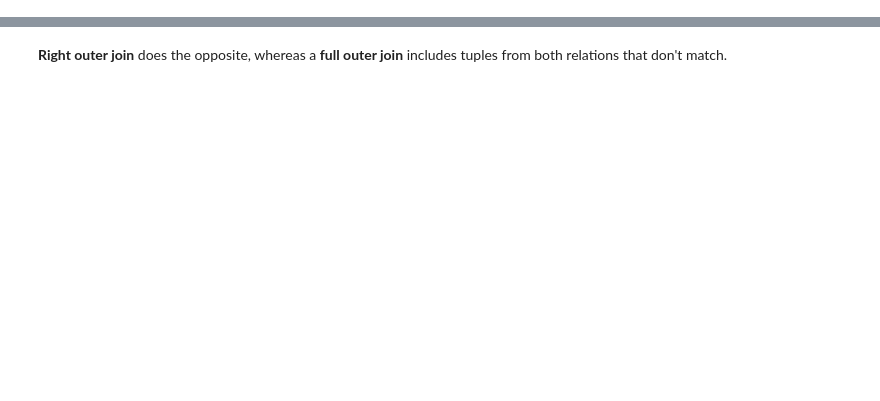
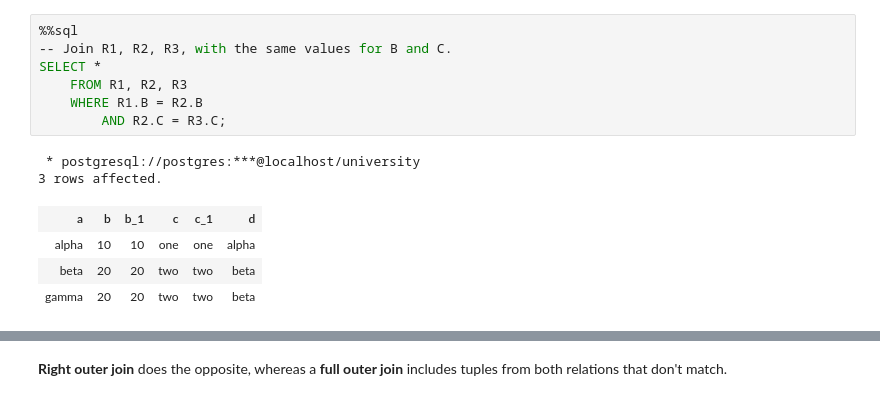
Before and after one commit to gpsaggese/umd_data605, a Jupyter notebook: tutorials/tutorial_postgres/tutorial_university/sql_joins.ipynb, the cells around one changed output, grey strips where cells are left out. Cells and saved outputs as stored; diff of their text form; blank space fills up the shorter version.

```diff
--- a/tutorials/tutorial_postgres/tutorial_university/sql_joins.ipynb
+++ b/tutorials/tutorial_postgres/tutorial_university/sql_joins.ipynb
@@ -149,0 +140,14 @@ Connection info needed in SQLAlchemy format, example:
+# %%
+%%sql
+-- Join R1, R2, R3, with the same values for B and C.
+SELECT *
+    FROM R1, R2, R3
+    WHERE R1.B = R2.B
+        AND R2.C = R3.C;
+# %% [output]
+ * postgresql://postgres:***@localhost/university
+3 rows affected.
+| a | b | b_1 | c | c_1 | d |
+| alpha | 10 | 10 | one | one | alpha |
+| beta | 20 | 20 | two | two | beta |
+| gamma | 20 | 20 | two | two | beta |
```
Also changed, not shown: parts of 50 cells of this notebook, 1 other file.
